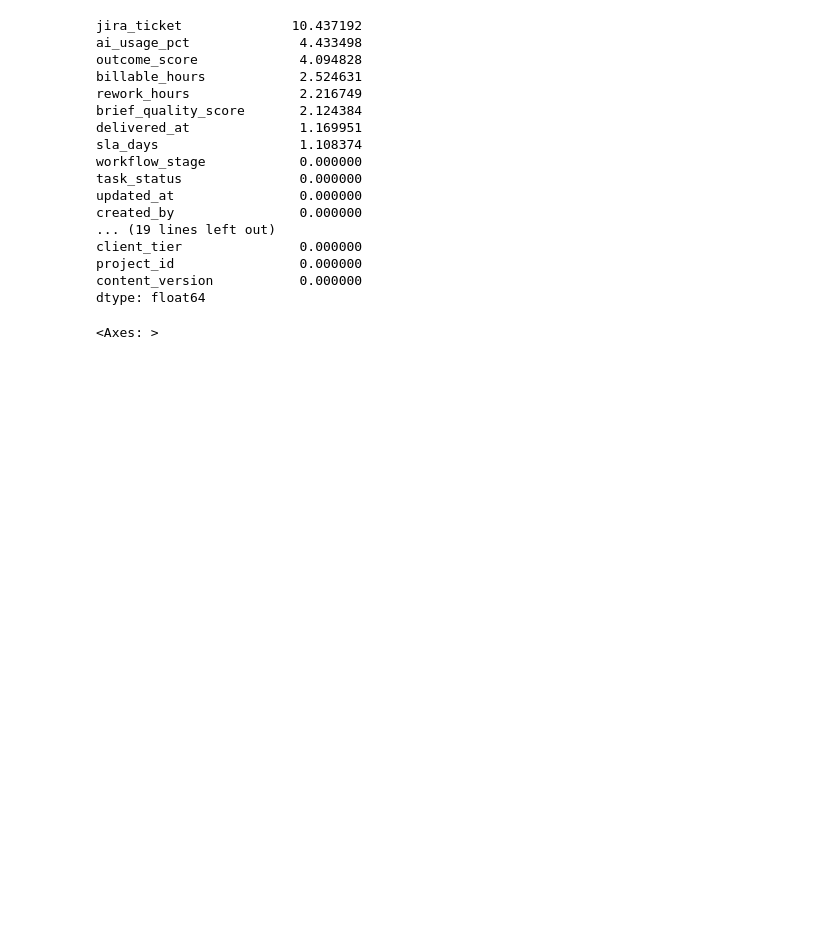
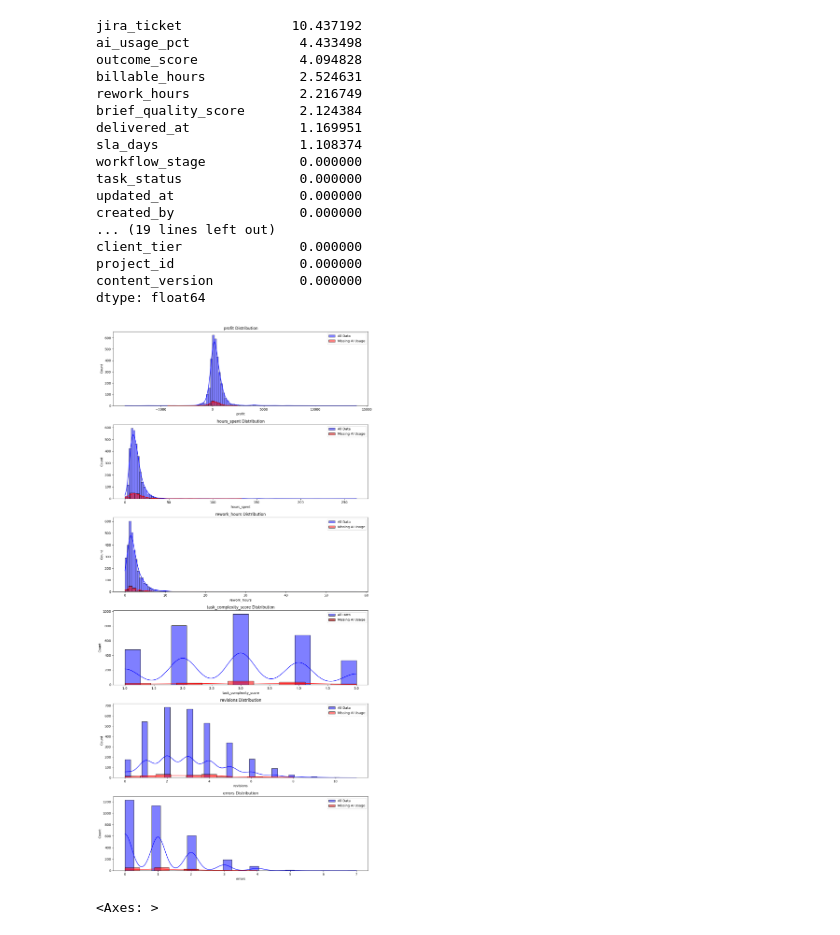
Before and after one commit to andreamammano89-maker/ML_Project_SEA_815441, a Jupyter notebook: main.ipynb, the cells around one changed output. Drawn from its saved outputs; the diff is of its cells as text; code cells hidden in the pictures; blank space fills up the shorter version.

Commit message:
nan and visualization

```diff
--- a/main.ipynb
+++ b/main.ipynb
@@ -184,6 +184,42 @@ client_tier               0.000000
 project_id                0.000000
 content_version           0.000000
 dtype: float64
+# %%
+# Filter rows where ai_usage_pct is null
+missing_ai_rows = df_productivity[df_productivity['ai_usage_pct'].isnull()]
+
+# Columns to analyze (scelte intelligenti per il progetto)
+columns = [
+    'profit',
+    'hours_spent',
+    'rework_hours',
+    'task_complexity_score',
+    'revisions',
+    'errors'
+]
+
+# Create subplots
+fig, axes = plt.subplots(len(columns), 1, figsize=(12, 4 * len(columns)))
+
+# Loop through columns
+for i, column in enumerate(columns):
+
+    if column in df_productivity.select_dtypes(include=['int64', 'float64']).columns:
+        sns.histplot(df_productivity[column], ax=axes[i], kde=True, color='blue', label='All Data')
+        sns.histplot(missing_ai_rows[column], ax=axes[i], kde=True, color='red', label='Missing AI Usage')
+    else:
+        sns.countplot(data=df_productivity, x=column, ax=axes[i], color='blue', label='All Data')
+        sns.countplot(data=missing_ai_rows, x=column, ax=axes[i], color='red', label='Missing AI Usage')
+
+    axes[i].set_title(f'{column} Distribution')
+    axes[i].set_xlabel(column)
+    axes[i].legend()
+
+# Layout
+plt.tight_layout()
+plt.show()
+# %% [output]
+[figure, added]
 # %%
 msno.matrix(df_productivity)
 # %% [output]
```
Also changed, not shown: parts of 10 cells of this notebook.
